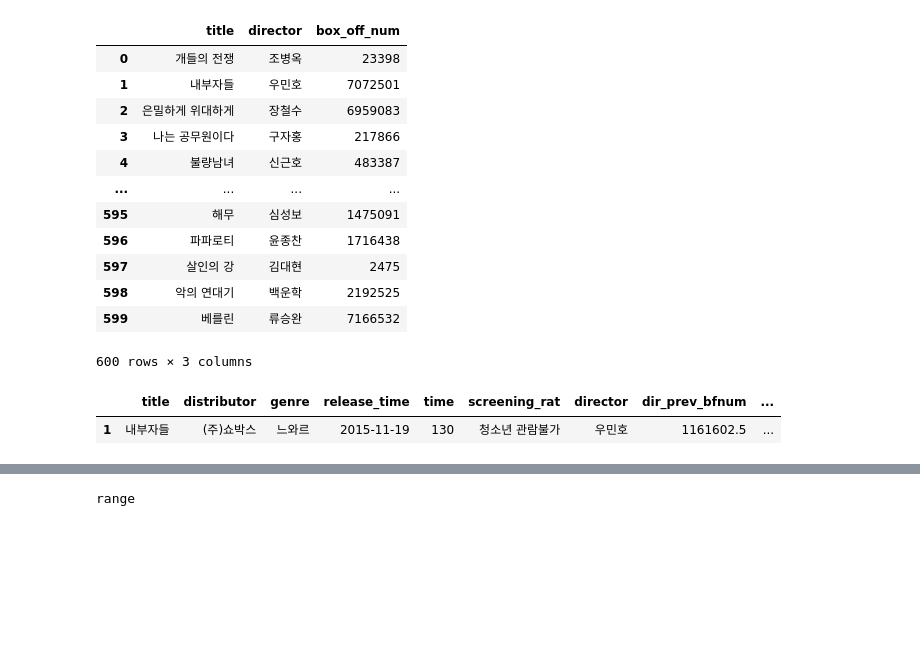
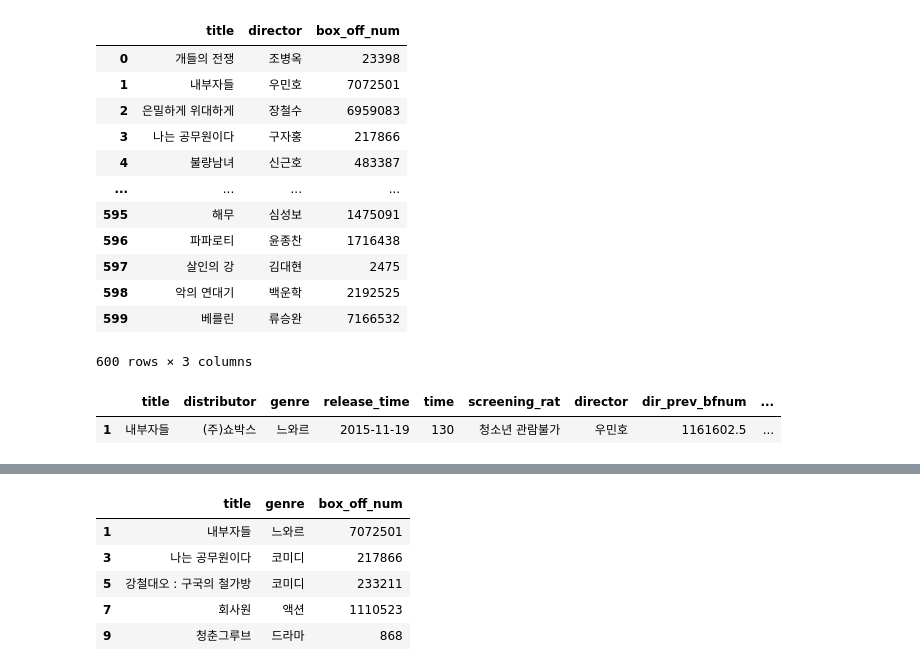
Before and after one commit to LeeJeaHyuk/Jupyter_Practice, a Jupyter notebook: npPrac01.ipynb, the cells around one changed output, grey strips where cells are left out. Cells and saved outputs as stored; diff of their text form; code cells hidden in the pictures; blank space fills up the shorter version.

Commit message:
jupyter prac01 range and slicing prac limit colomns and rows

```diff
--- a/npPrac01.ipynb
+++ b/npPrac01.ipynb
@@ -141,5 +148,11 @@ range(0, 10)
-# %%
-a = range(1,10)
-type(a)
-# %% [output]
-range
+# %%
+#1, 3, 5, 7, 9행의 특정 index만 출력 'title' 'genre' 'box_off_num'
+# df.loc[list(range(1,9,2))]
+df.loc[list(range(1,10,2)),['title', 'genre', 'box_off_num']]
+# %% [output]
+|  | title | genre | box_off_num |
+| 1 | 내부자들 | 느와르 | 7072501 |
+| 3 | 나는 공무원이다 | 코미디 | 217866 |
+| 5 | 강철대오 : 구국의 철가방 | 코미디 | 233211 |
+| 7 | 회사원 | 액션 | 1110523 |
+| 9 | 청춘그루브 | 드라마 | 868 |
```
Also changed, not shown: parts of 1 cell of this notebook.
